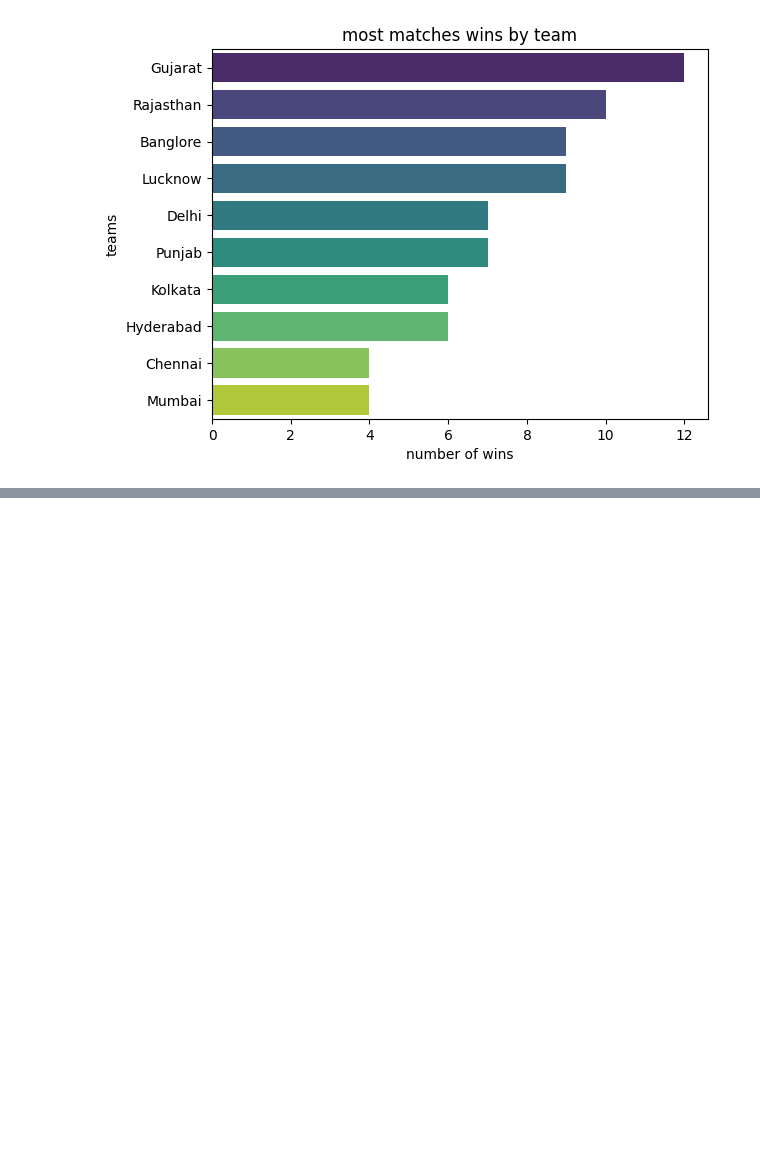
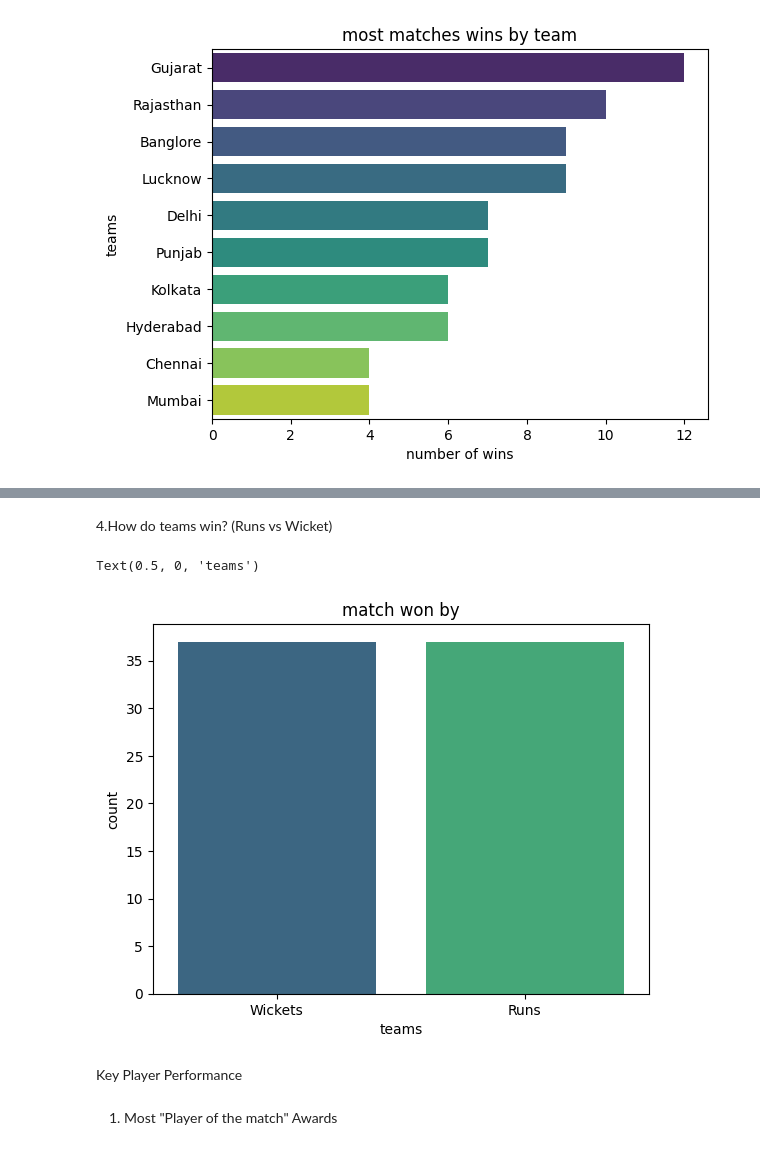
Before and after one commit to altafshaikh7/Data-Vizualization-Complete-course, a Jupyter notebook: project/IPL_Capstone_Project.ipynb, the cells around one changed output, grey strips where cells are left out. Cells and saved outputs as stored; diff of their text form; code cells hidden in the pictures; blank space fills up the shorter version.

```diff
--- a/project/IPL_Capstone_Project.ipynb
+++ b/project/IPL_Capstone_Project.ipynb
@@ -124,0 +143,13 @@ Text(0, 0.5, 'teams')
+# %% [markdown]
+4.How do teams win? (Runs vs Wicket)
+# %%
+sns.countplot(x=df['won_by'],palette='viridis')
+plt.title('match won by')
+plt.xlabel('teams')
+# %% [output]
+Text(0.5, 0, 'teams')
+[figure, added]
+# %% [markdown]
+Key Player Performance
+# %% [markdown]
+1. Most "Player of the match" Awards
```
Also changed, not shown: parts of 7 cells of this notebook.
